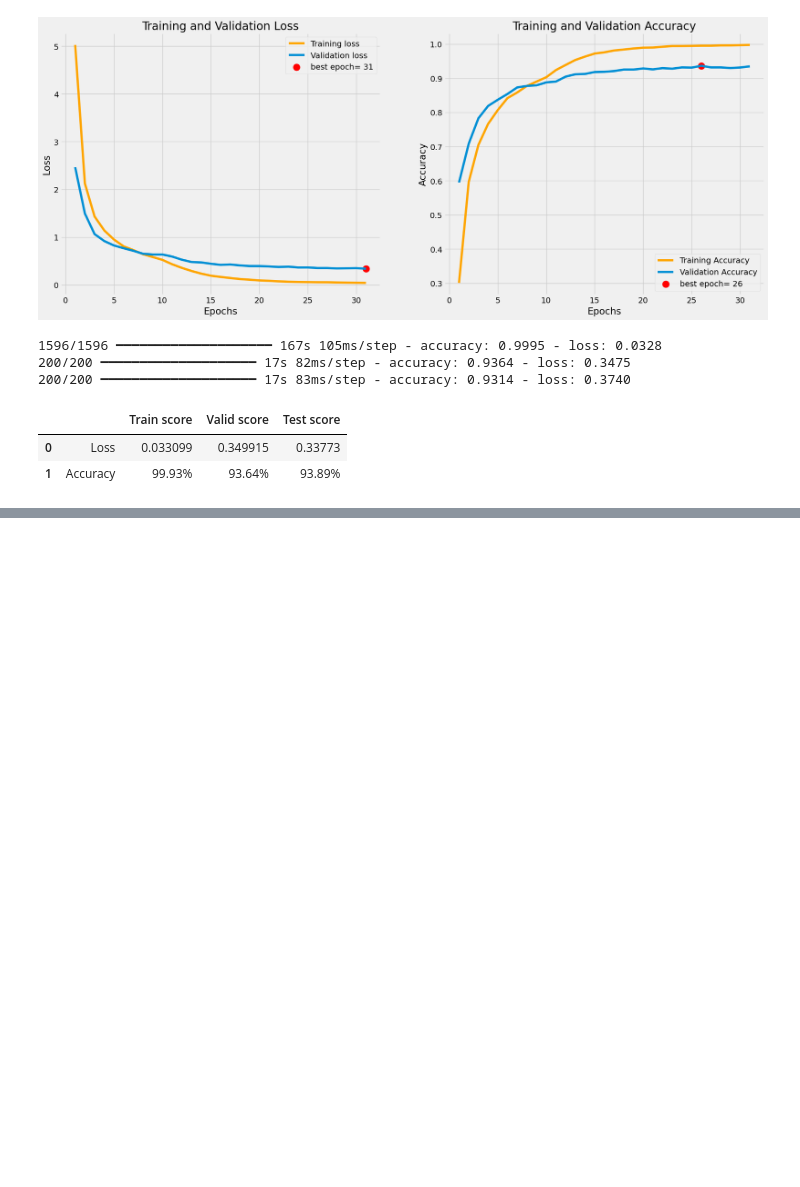
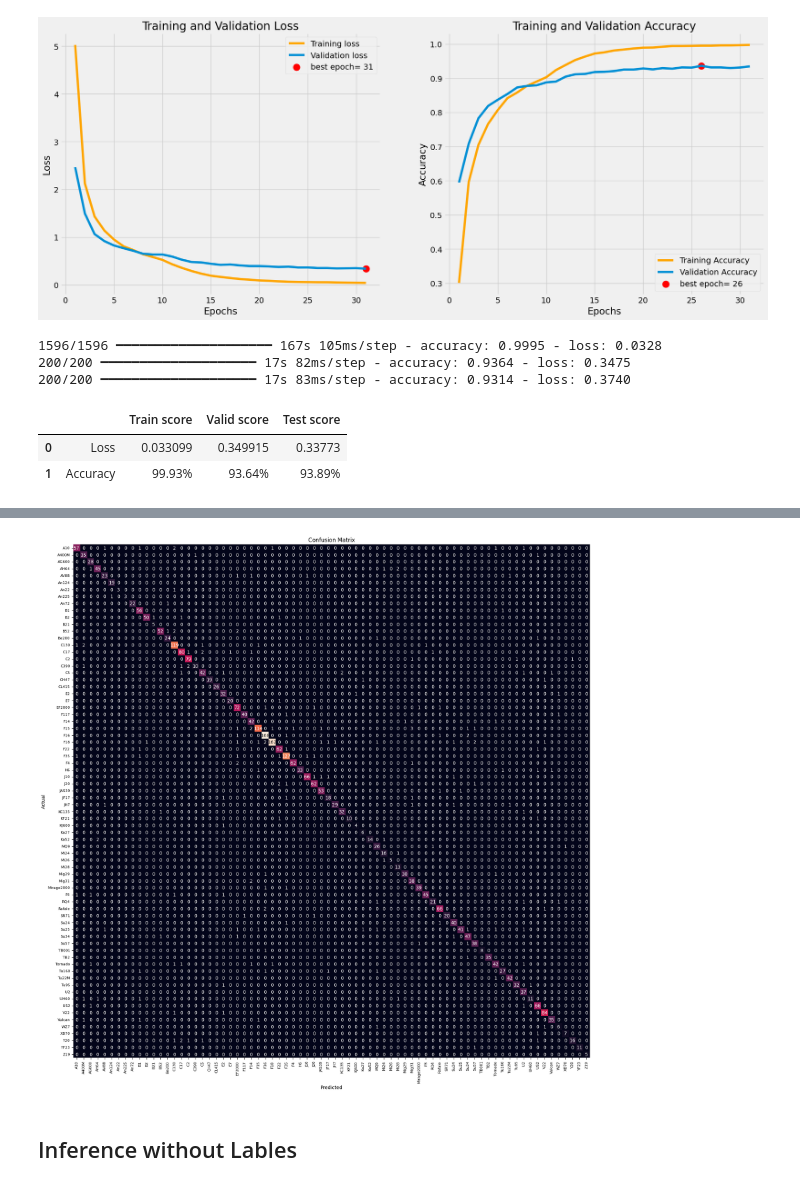
Before and after one commit to XSnelliusX/airplane-classification, a Jupyter notebook: classification/classifier.ipynb, the cells around one changed output, grey strips where cells are left out. Saved outputs shown, nothing was run; the diff lists cells and outputs as text; code cells hidden in the pictures; blank space fills up the shorter version.

Commit message:
Add some test predictions and clean up

```diff
--- a/classification/classifier.ipynb
+++ b/classification/classifier.ipynb
@@ -315,6 +309,6 @@ plot_predictions_from_generator(test_gen, model)
 # %%
 # Plot predictions from single picture
-def plot_predictions_from_image_in_dataset(image_path, model):
+def plot_predictions_from_image(image_path, model):
     true_label = image_path.split('/')[-2]
 
     image = tf.keras.preprocessing.image.load_img(image_path, target_size=(224, 224))
@@ -333,5 +327,5 @@ def plot_predictions_from_image_in_dataset(image_path, model):
     plt.show()
 # %%
 for i in range(5):
-    plot_predictions_from_image_in_dataset(test_df['filepaths'].iloc[i], model)
+    plot_predictions_from_image(test_df['filepaths'].iloc[i], model)
 # %% [output]
@@ -347 +341,17 @@ for i in range(5):
 [figure]
+# %%
+class_indices = test_gen.class_indices
+class_names = list(class_indices.keys())
+
+true_labels = []
+predicted_labels = []
+
+for i in range(len(test_gen)):
+    print(f'Batch {i + 1}')
+    images, labels = test_gen[i]
+    predictions = model.predict(images)
+    predicted_labels.extend(np.argmax(predictions, axis=1))
+    true_labels.extend(np.argmax(labels, axis=1))
+
+report = classification_report(true_labels, predicted_labels, target_names=class_names)
+print(report)
@@ -347,0 +376,19 @@ for i in range(5):
+# %%
+import seaborn as sns
+
+cm = confusion_matrix(true_labels, predicted_labels)
+#cm = cm / cm.sum(axis=1)[:, np.newaxis]
+plt.figure(figsize=(20, 20))
+sns.heatmap(cm, annot=True, fmt='d', color='blue', xticklabels=class_names, yticklabels=class_names, cbar=False)
+
+plt.xticks(rotation=90, fontsize=8)
+plt.yticks(fontsize=8)
+plt.xlabel('Predicted')
+plt.ylabel('Actual')
+plt.title('Confusion Matrix')
+#plt.tight_layout()
+plt.show()
+# %% [output]
+[figure, added]
+# %% [markdown]
+## Inference without Lables
```
Also changed, not shown: parts of 18 cells of this notebook, 7 other files.
